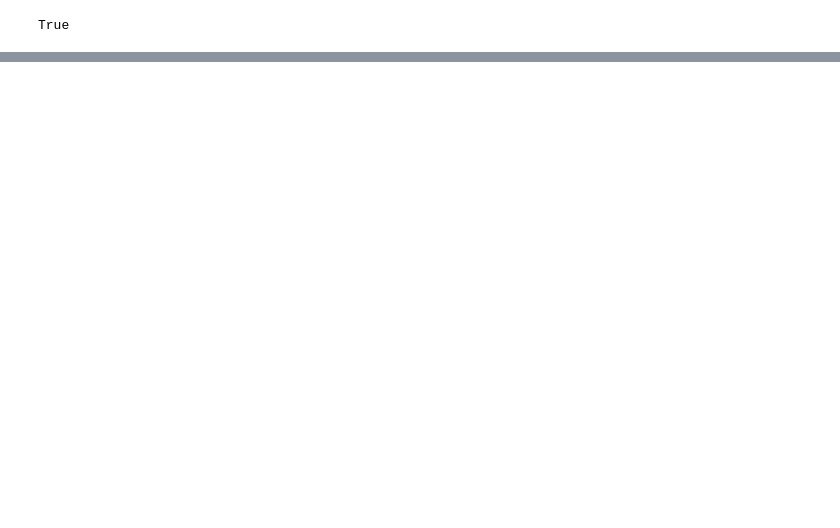
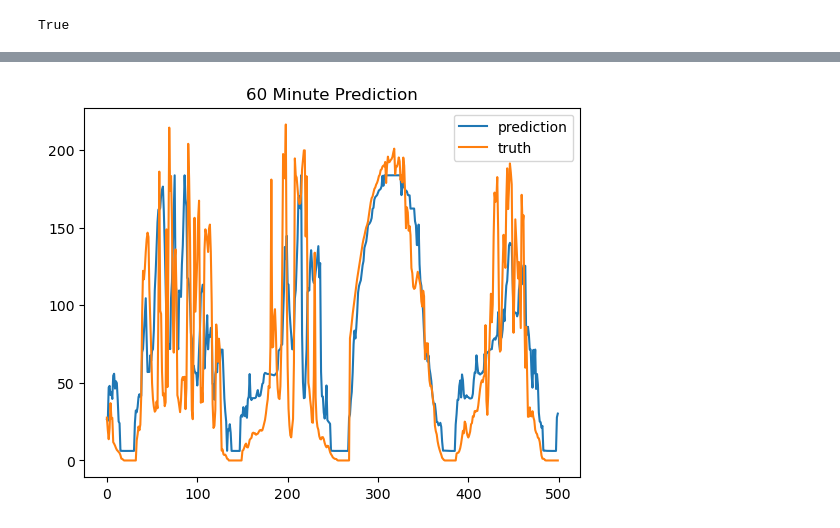
Before and after one commit to navanodonavan/MSAAI530_Final_Project_G6, a Jupyter notebook: MSAAI530_Final_Project_LSTM_Regression.ipynb, the cells around one changed output, grey strips where cells are left out. Saved outputs shown, nothing was run; the diff lists cells and outputs as text; code cells hidden in the pictures; blank space fills up the shorter version.

```diff
--- a/MSAAI530_Final_Project_LSTM_Regression.ipynb
+++ b/MSAAI530_Final_Project_LSTM_Regression.ipynb
@@ -389,7 +400,13 @@ lstm_true_15, lstm_pred_15, lstm_loss_15 = train_model(df_train_15, df_test_15,
                                                 cross_validation_splits=5, sequence_length=sequence_length_15,\
                                                 num_layers=num_layers_15, batch_size=batch_size_15, return_data=True)
 # %%
-df_train_60, df_test_60 = get_train_test(site_name='A', minute_shift='60')
+df_train_60, df_test_60  = get_train_test(site_name='A', minute_shift='60', drop_timestamps=False)
+
+df_train_60_timestamp = df_train_60['Datetime'].copy()
+df_train_60.drop(columns=['Datetime'], inplace=True)
+df_test_60_timestamp = df_test_60['Datetime'].copy()
+df_test_60.drop(columns=['Datetime'], inplace=True)
+
 y_col_name_60 = f"A_Optimal - Power DC [W]_shift_60"
 linear_loss_60 = train_model(df_train_60, df_test_60, y_col_name_60, X_col_60, do_verbose=False, do_linear=True,cross_validation_splits=5)
 lstm_true_60, lstm_pred_60, lstm_loss_60 = train_model(df_train_60, df_test_60, y_col_name_60, X_col_60, do_verbose=False, do_linear=False,\
@@ -421,7 +447,12 @@ plt.show()
 # %%
-plt.plot(lstm_pred_60.to('cpu')[-500:], label='prediction')
-plt.plot(lstm_true_60.to('cpu')[-500:], label='truth')
+lstm_pred_60 = lstm_pred_60.to('cpu')
+lstm_true_60 = lstm_true_60.to('cpu')
+
+plt.plot(lstm_pred_60[-500:], label='prediction')
+plt.plot(lstm_true_60[-500:], label='truth')
 plt.title("60 Minute Prediction")
 plt.legend()
 plt.show()
+# %% [output]
+[figure, added]
 # %%
```
Also changed, not shown: parts of 14 cells of this notebook, 2 other files.
